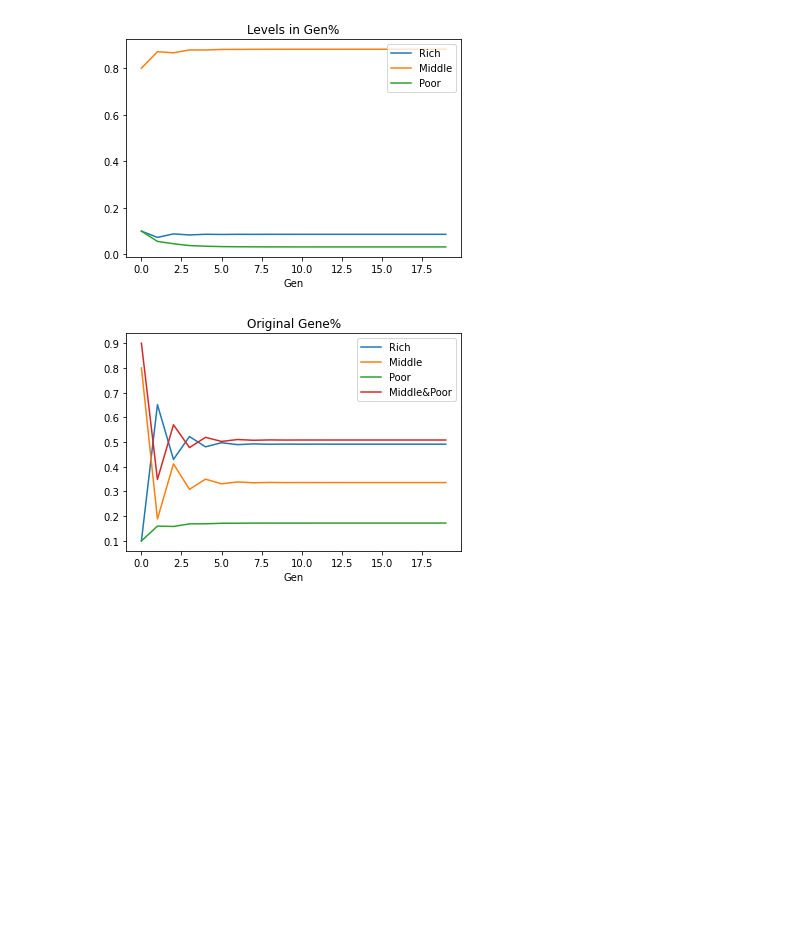
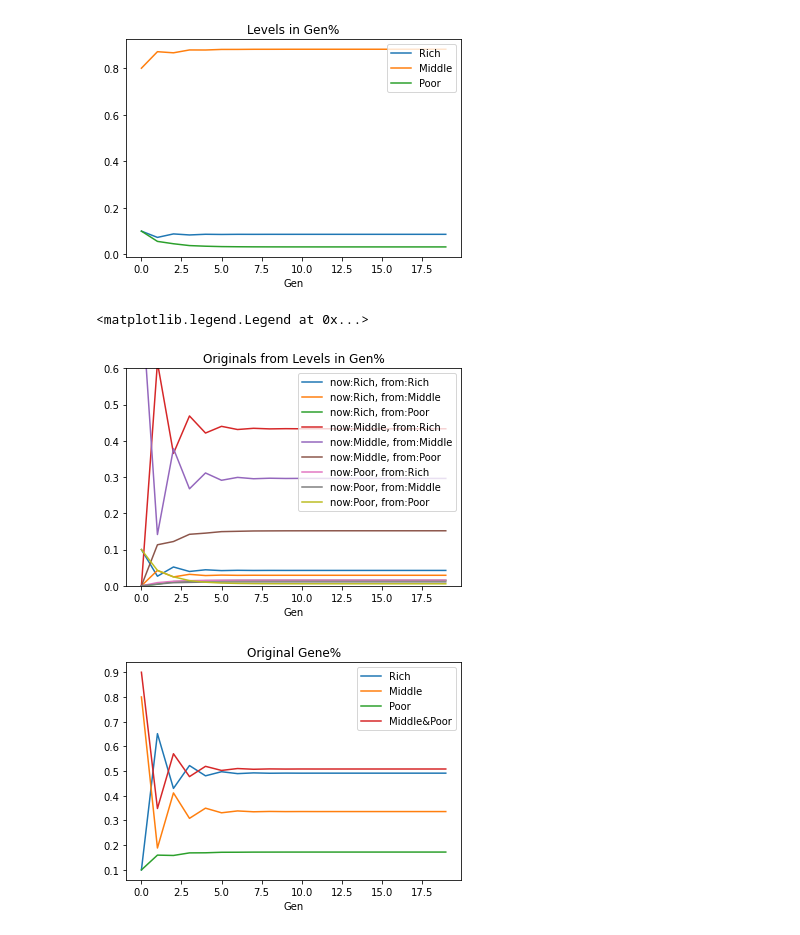
Before and after one commit to SalHe/gene-society, a Jupyter notebook: society.ipynb, the cells around one changed output. Saved outputs shown, nothing was run; the diff lists cells and outputs as text; code cells hidden in the pictures; blank space fills up the shorter version.

```diff
--- a/society.ipynb
+++ b/society.ipynb
@@ -134,13 +137,13 @@ for (generation, population, population_rate) in generations(GENERATIONS):
     population_generations_rate.append(population_rate)
     gene_keep_rate.append(population_rate.sum(axis=0))
     levels_rate.append(population_rate.sum(axis=1))
-    print(f"Generation {generation}",
-          "相较初始人数比例：", population, population.sum(),
-          "当前人数比例：", population_rate,
-          "初始等级基因保留比例：", gene_keep_rate[-1],
-          "当前阶级比例：", levels_rate[-1],
-          sep="\n")
-    print()
+    # print(f"Generation {generation}",
+    #       "相较初始人数比例：", population, population.sum(),
+    #       "当前人数比例：", population_rate,
+    #       "初始等级基因保留比例：", gene_keep_rate[-1],
+    #       "当前阶级比例：", levels_rate[-1],
+    #       sep="\n")
+    # print()
 
 population_generations = np.array(population_generations)
 population_generations_rate = np.array(population_generations_rate)
@@ -174,4 +158,16 @@ plt.legend(loc="upper right")
 # %% [output]
 <matplotlib.legend.Legend at 0x...>
 [figure]
+# %%
+for level_now in range(LEVELS):
+    for level_from in range(LEVELS):
+        plt.plot(population_generations_rate[0:20, level_now, level_from],
+                 label=f"now:{LEVELS_LABEL[level_now]}, from:{LEVELS_LABEL[level_from]}")
+plt.title("Originals from Levels in Gen%")
+plt.xlabel("Gen")
+plt.ylim(0, 0.6)
+plt.legend(loc="upper right")
+# %% [output]
+<matplotlib.legend.Legend at 0x...>
+[figure, added]
 # %%
```
Also changed, not shown: parts of 4 cells of this notebook.
